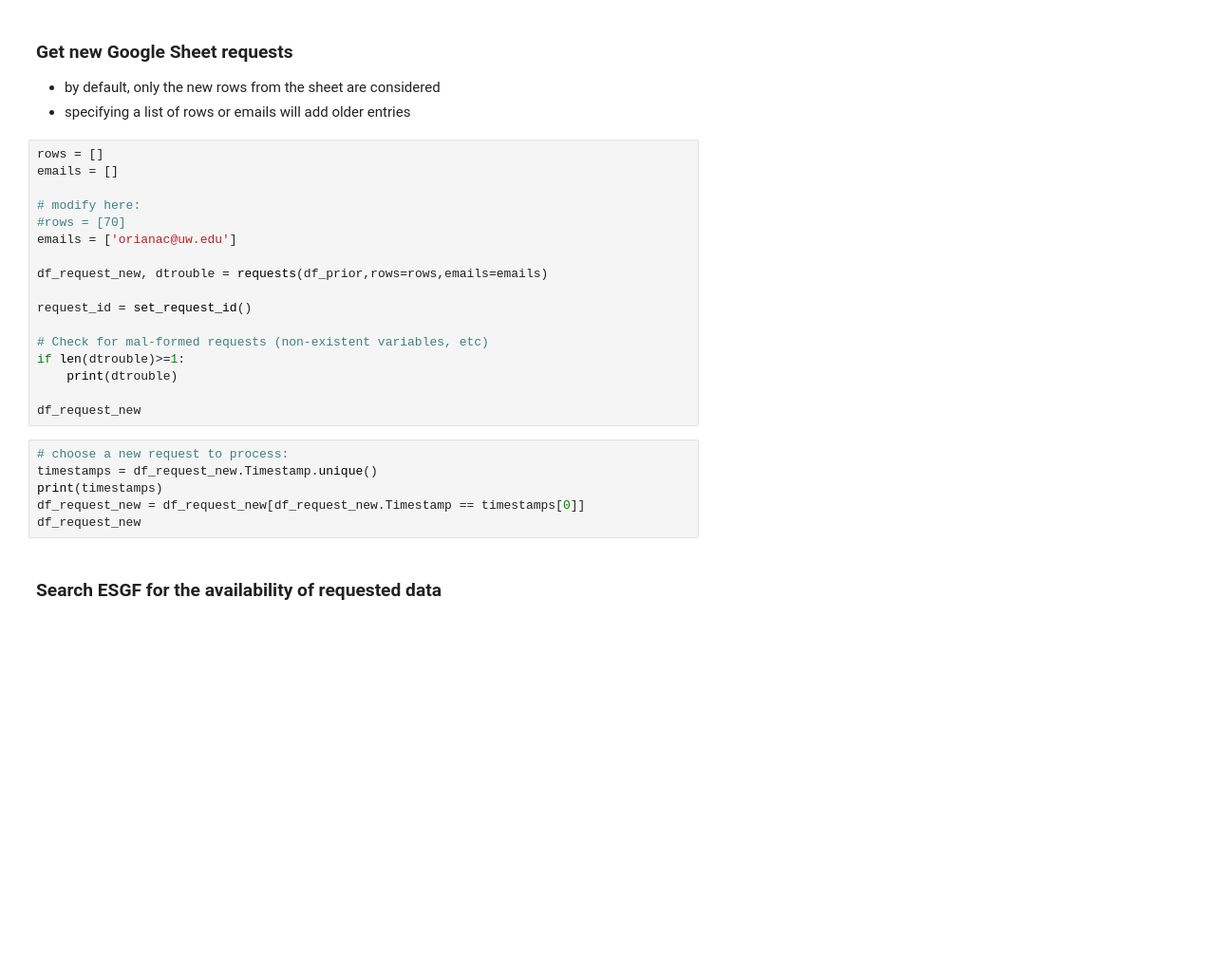
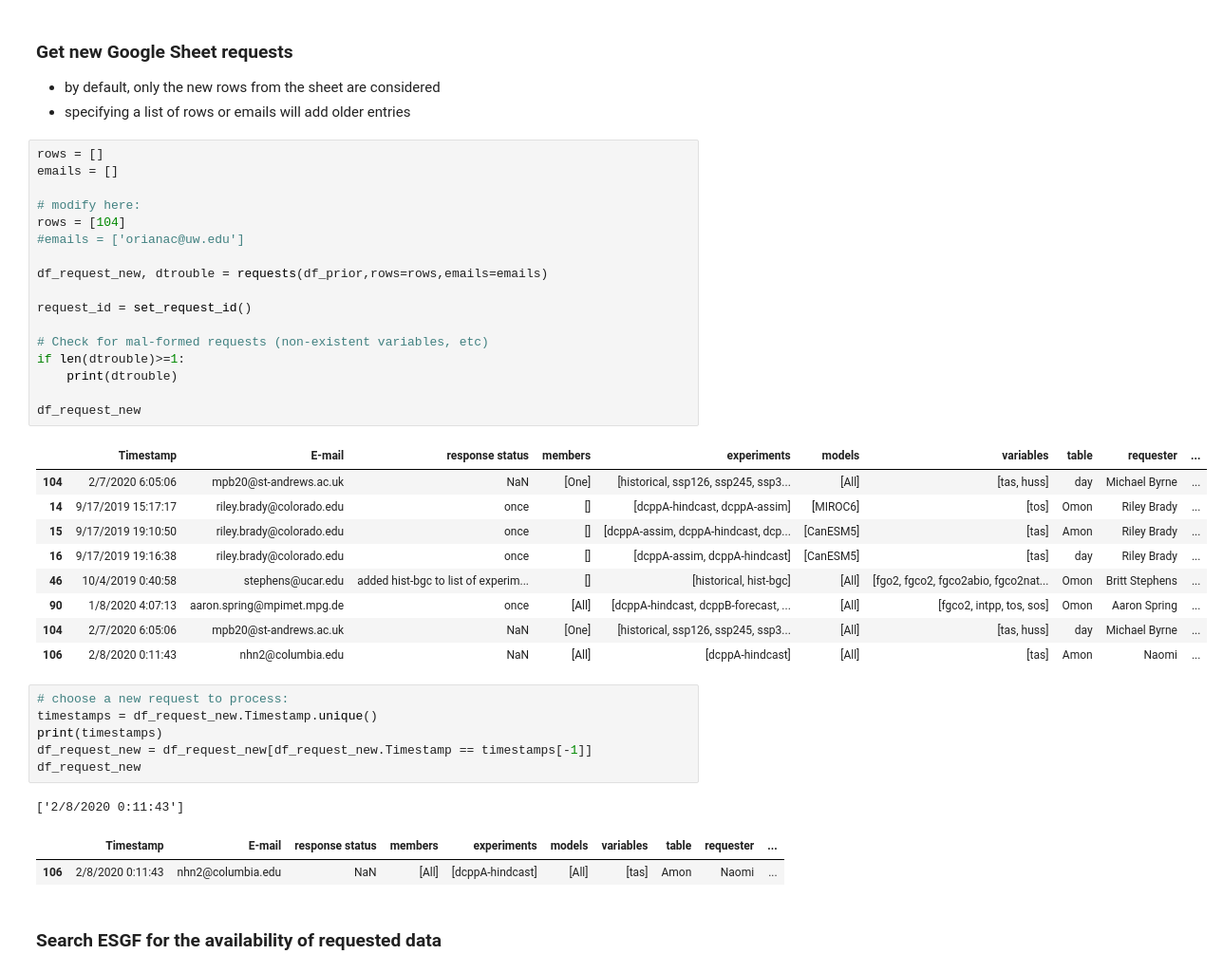
Before and after one commit to naomi-henderson/cmip6collect, a Jupyter notebook: notebooks/nb1-DataRequests.ipynb, the cells around one changed output. Shown at 95% size. Saved outputs shown, nothing was run; the diff lists cells and outputs as text; blank space fills up the shorter version.

```diff
--- a/notebooks/nb1-DataRequests.ipynb
+++ b/notebooks/nb1-DataRequests.ipynb
@@ -47,26 +49,40 @@ df_prior = pd.read_csv('csv/requests.csv')
 # %%
 rows = []
 emails = []
 
 # modify here:
-#rows = [70]
-emails = ['orianac@uw.edu']
+rows = [104]
+#emails = ['orianac@uw.edu']
 
 df_request_new, dtrouble = requests(df_prior,rows=rows,emails=emails)
 
 request_id = set_request_id()
 
 # Check for mal-formed requests (non-existent variables, etc)
 if len(dtrouble)>=1:
     print(dtrouble)
 
 df_request_new
+# %% [output]
+|  | Timestamp | E-mail | response status | members | experiments | models | variables | table | requester | ... |
+| 104 | 2/7/2020 6:05:06 | mpb20@st-andrews.ac.uk | NaN | [One] | [historical, ssp126, ssp245, ssp3... | [All] | [tas, huss] | day | Michael Byrne | ... |
+| 14 | 9/17/2019 15:17:17 | riley.brady@colorado.edu | once | [] | [dcppA-hindcast, dcppA-assim] | [MIROC6] | [tos] | Omon | Riley Brady | ... |
+| 15 | 9/17/2019 19:10:50 | riley.brady@colorado.edu | once | [] | [dcppA-assim, dcppA-hindcast, dcp... | [CanESM5] | [tas] | Amon | Riley Brady | ... |
+| 16 | 9/17/2019 19:16:38 | riley.brady@colorado.edu | once | [] | [dcppA-assim, dcppA-hindcast] | [CanESM5] | [tas] | day | Riley Brady | ... |
+| 46 | 10/4/2019 0:40:58 | stephens@ucar.edu | added hist-bgc to list of experim... | [] | [historical, hist-bgc] | [All] | [fgo2, fgco2, fgco2abio, fgco2nat... | Omon | Britt Stephens | ... |
+| 90 | 1/8/2020 4:07:13 | aaron.spring@mpimet.mpg.de | once | [All] | [dcppA-hindcast, dcppB-forecast, ... | [All] | [fgco2, intpp, tos, sos] | Omon | Aaron Spring | ... |
+| 104 | 2/7/2020 6:05:06 | mpb20@st-andrews.ac.uk | NaN | [One] | [historical, ssp126, ssp245, ssp3... | [All] | [tas, huss] | day | Michael Byrne | ... |
+| 106 | 2/8/2020 0:11:43 | nhn2@columbia.edu | NaN | [All] | [dcppA-hindcast] | [All] | [tas] | Amon | Naomi | ... |
 # %%
 # choose a new request to process:
 timestamps = df_request_new.Timestamp.unique()
 print(timestamps)
-df_request_new = df_request_new[df_request_new.Timestamp == timestamps[0]]
+df_request_new = df_request_new[df_request_new.Timestamp == timestamps[-1]]
 df_request_new
+# %% [output]
+['2/8/2020 0:11:43']
+|  | Timestamp | E-mail | response status | members | experiments | models | variables | table | requester | ... |
+| 106 | 2/8/2020 0:11:43 | nhn2@columbia.edu | NaN | [All] | [dcppA-hindcast] | [All] | [tas] | Amon | Naomi | ... |
 # %% [markdown]
 ### Search ESGF for the availability of requested data
 # %%
```
Also changed, not shown: parts of 10 cells of this notebook, 7 other files.
